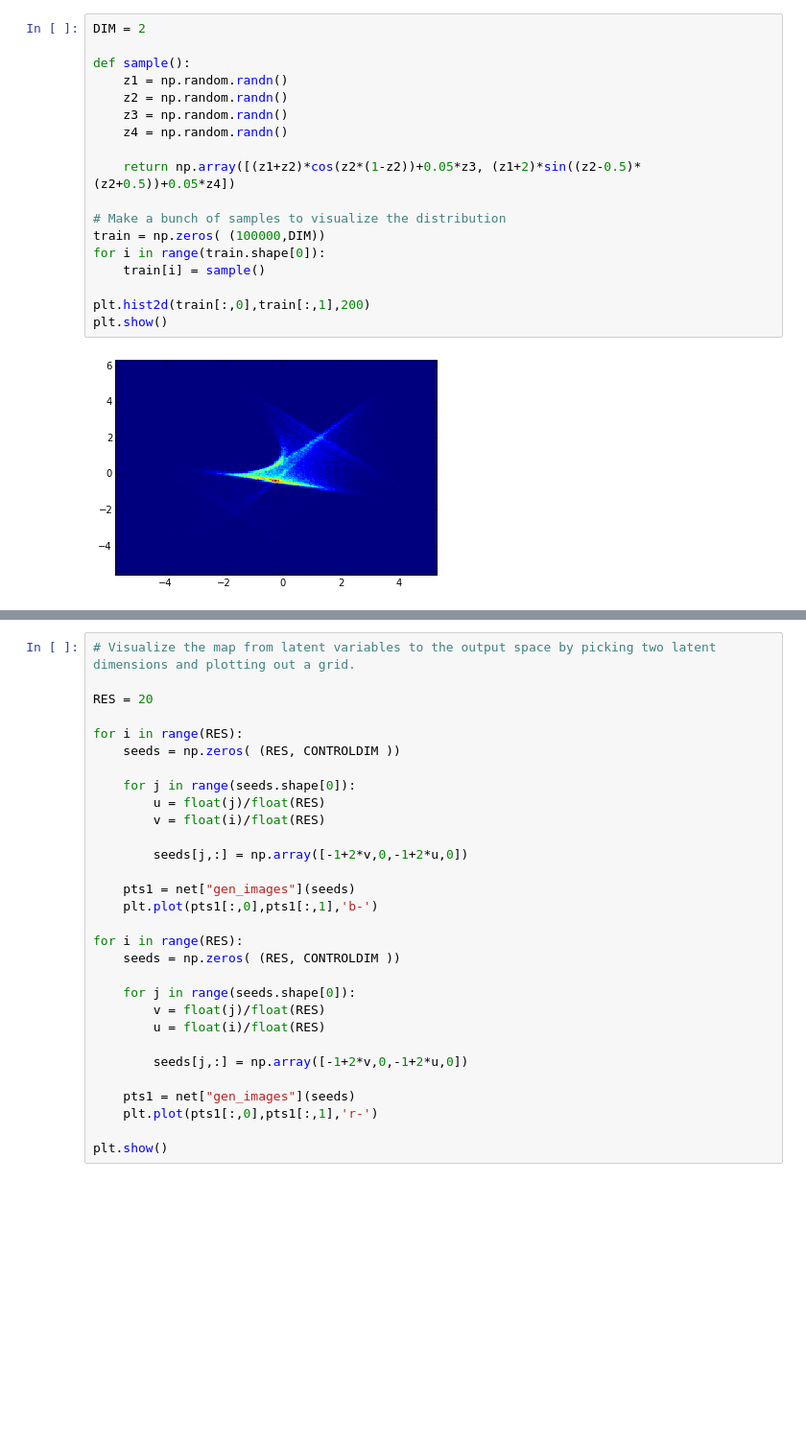
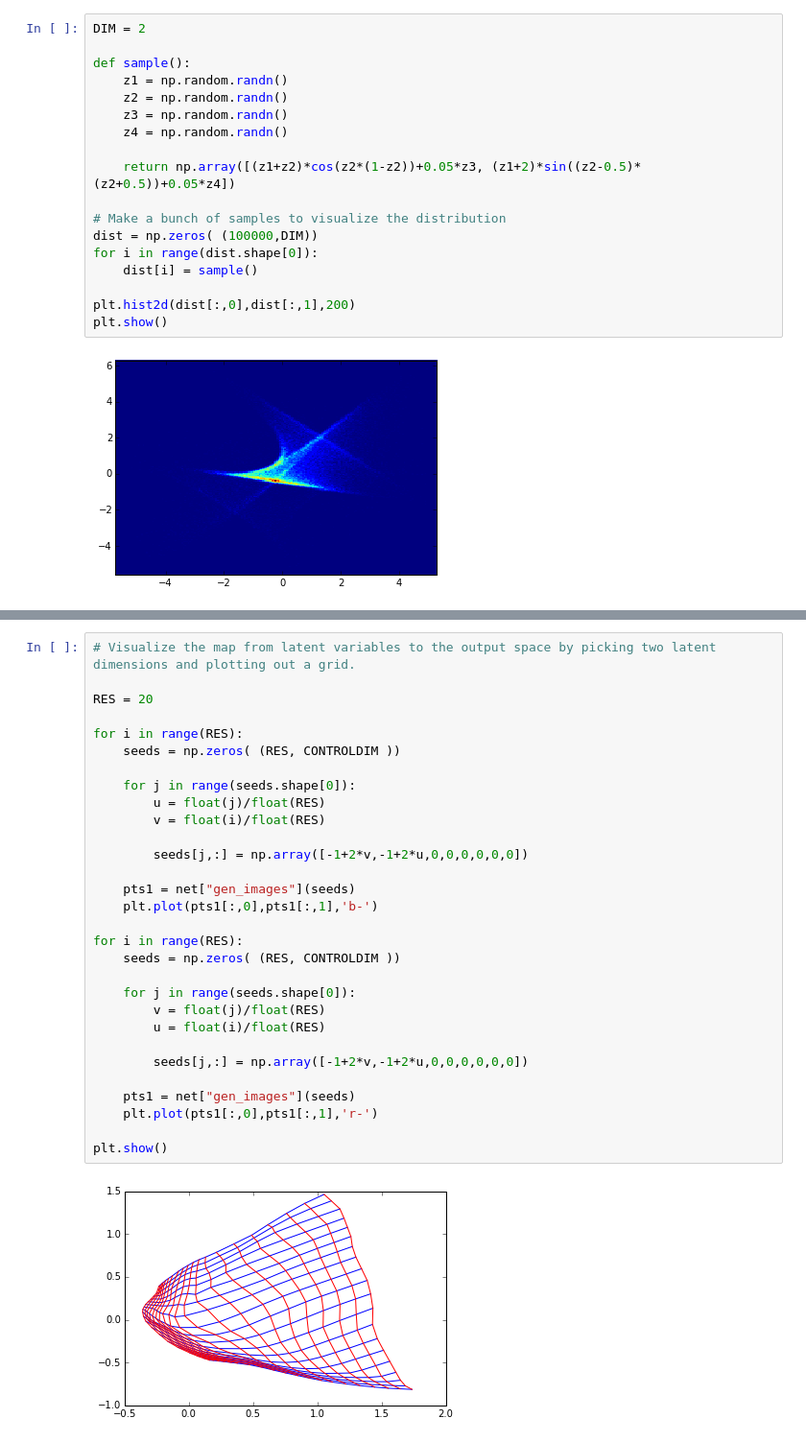
Before and after one commit to arayabrain/Simple-GAN-Example, a Jupyter notebook: simplegan.ipynb, the cells around one changed output, grey strips where cells are left out. Shown: that part at 96% size. Saved outputs shown, nothing was run; the diff lists cells and outputs as text; blank space fills up the shorter version.

```diff
--- a/simplegan.ipynb
+++ b/simplegan.ipynb
@@ -47,11 +47,11 @@ def sample():
     return np.array([(z1+z2)*cos(z2*(1-z2))+0.05*z3, (z1+2)*sin((z2-0.5)*(z2+0.5))+0.05*z4])
 
 # Make a bunch of samples to visualize the distribution
-train = np.zeros( (100000,DIM))
-for i in range(train.shape[0]):
-    train[i] = sample()
+dist = np.zeros( (100000,DIM))
+for i in range(dist.shape[0]):
+    dist[i] = sample()
 
-plt.hist2d(train[:,0],train[:,1],200)
+plt.hist2d(dist[:,0],dist[:,1],200)
 plt.show()
 # %% [output]
 [figure]
@@ -186,30 +206,32 @@ visualize(2000,show=True)
 # %%
 # Visualize the map from latent variables to the output space by picking two latent dimensions and plotting out a grid.
 
 RES = 20
 
 for i in range(RES):
     seeds = np.zeros( (RES, CONTROLDIM ))
 
     for j in range(seeds.shape[0]):
         u = float(j)/float(RES)
         v = float(i)/float(RES)
 
-        seeds[j,:] = np.array([-1+2*v,0,-1+2*u,0])
+        seeds[j,:] = np.array([-1+2*v,-1+2*u,0,0,0,0,0,0])
 
     pts1 = net["gen_images"](seeds)
     plt.plot(pts1[:,0],pts1[:,1],'b-')
 
 for i in range(RES):
     seeds = np.zeros( (RES, CONTROLDIM ))
 
     for j in range(seeds.shape[0]):
         v = float(j)/float(RES)
         u = float(i)/float(RES)
 
-        seeds[j,:] = np.array([-1+2*v,0,-1+2*u,0])
+        seeds[j,:] = np.array([-1+2*v,-1+2*u,0,0,0,0,0,0])
 
     pts1 = net["gen_images"](seeds)
     plt.plot(pts1[:,0],pts1[:,1],'r-')
 
 plt.show()
+# %% [output]
+[figure, added]
```
Also changed, not shown: parts of 3 cells of this notebook.
